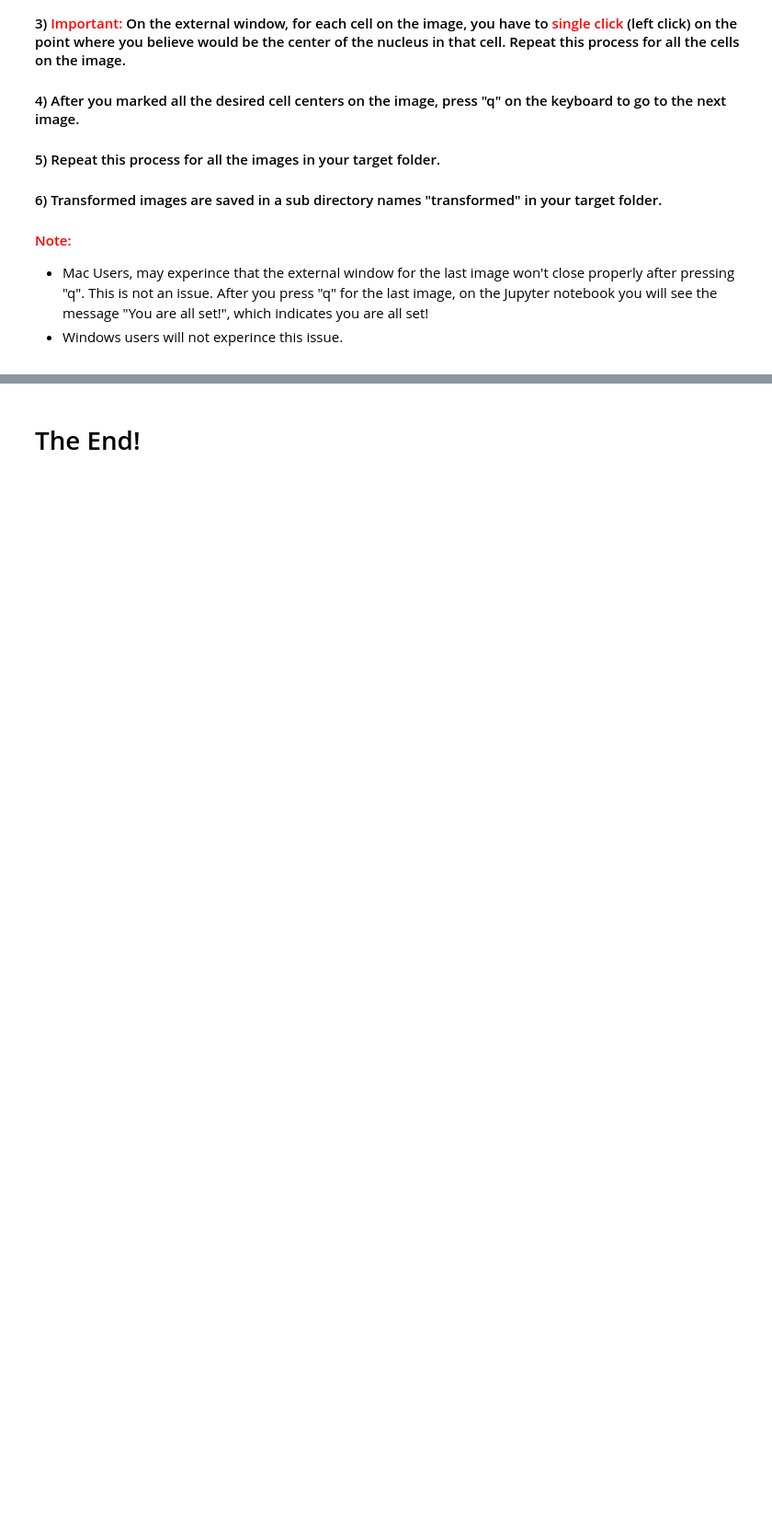
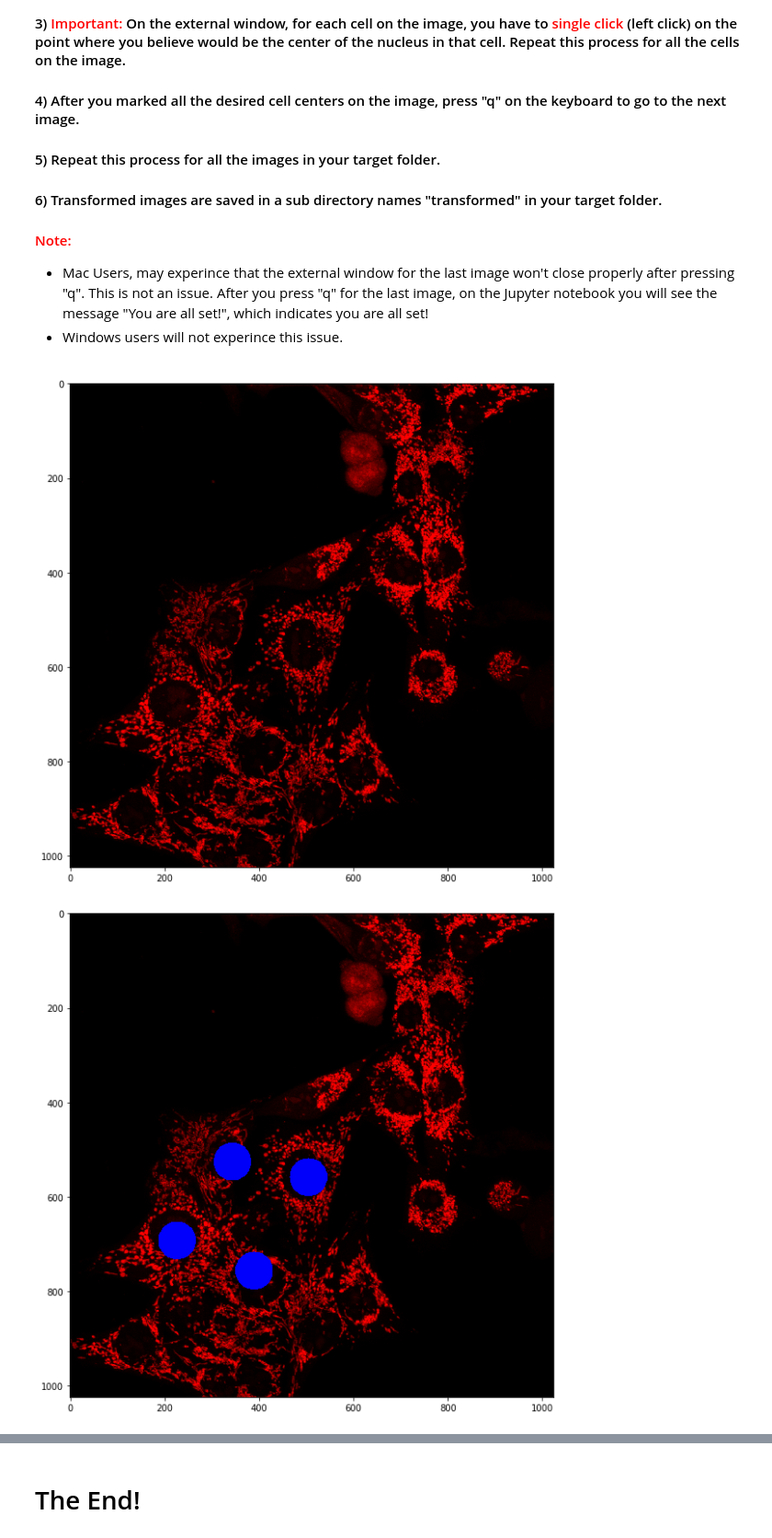
Before and after one commit to Mitogenie/Mito-Hacker, a Jupyter notebook: Nuc_Adder.ipynb, the cells around one changed output, grey strips where cells are left out. Shown at 92% size. Saved outputs shown, nothing was run; the diff lists cells and outputs as text; code cells hidden in the pictures; folded sections open; blank space fills up the shorter version.

```diff
--- a/Nuc_Adder.ipynb
+++ b/Nuc_Adder.ipynb
@@ -145,31 +161,35 @@ for image in cleaned_list:
                 drawing=False
                 if mode==True:
                     cv2.line(img,(current_former_x,current_former_y),(former_x,former_y),(0,0,255),3)
                     current_former_x = former_x
                     current_former_y = former_y
                     points.append((current_former_x,current_former_y))
 
             return former_x,former_y, points
 
         cv2.namedWindow("Kashatus Lab",cv2.WINDOW_NORMAL)
         cv2.resizeWindow("Kashatus Lab",img.shape[0]//2,img.shape[1]//2)
         cv2.setMouseCallback('Kashatus Lab',boundary)
         while(1):
             cv2.imshow('Kashatus Lab',cv2.cvtColor(img, cv2.COLOR_BGR2RGB))
             if cv2.waitKey(1) & 0xFF == ord('q'):
                 roi_corners = np.array(points, dtype=np.int32);
                 roi_array.append(roi_corners)
                 break
 
         cv2.waitKey(1)
         cv2.destroyAllWindows()
         cv2.waitKey(1)
         for x,y in points:
-            cv2.circle(img, (x,y), radii[-1], color=(0,0,255), thickness=-1, lineType=8, shift=0)
+#             cc = random.randint(1,15)
+            cv2.circle(img, (x,y), radii[-1], color=(0,0,254), thickness=-1, lineType=8, shift=0)
 
     trans_file_name = image[:image.rfind('.')] + '_transformed' + image[image.rfind('.'):]
     output_address = os.path.join(address,'transformed', trans_file_name)
     cv2.imwrite(output_address,cv2.cvtColor(img, cv2.COLOR_RGB2BGR))
 
 print('\nYou are all set!')
 print(f'\nYour transformed images are saved at: "{address}/transformed/" and are eady to to be used by other tools at CeMiA.')
+# %% [output]
+[figure, added]
+[figure, added]
```
Also changed, not shown: parts of 6 cells of this notebook.
